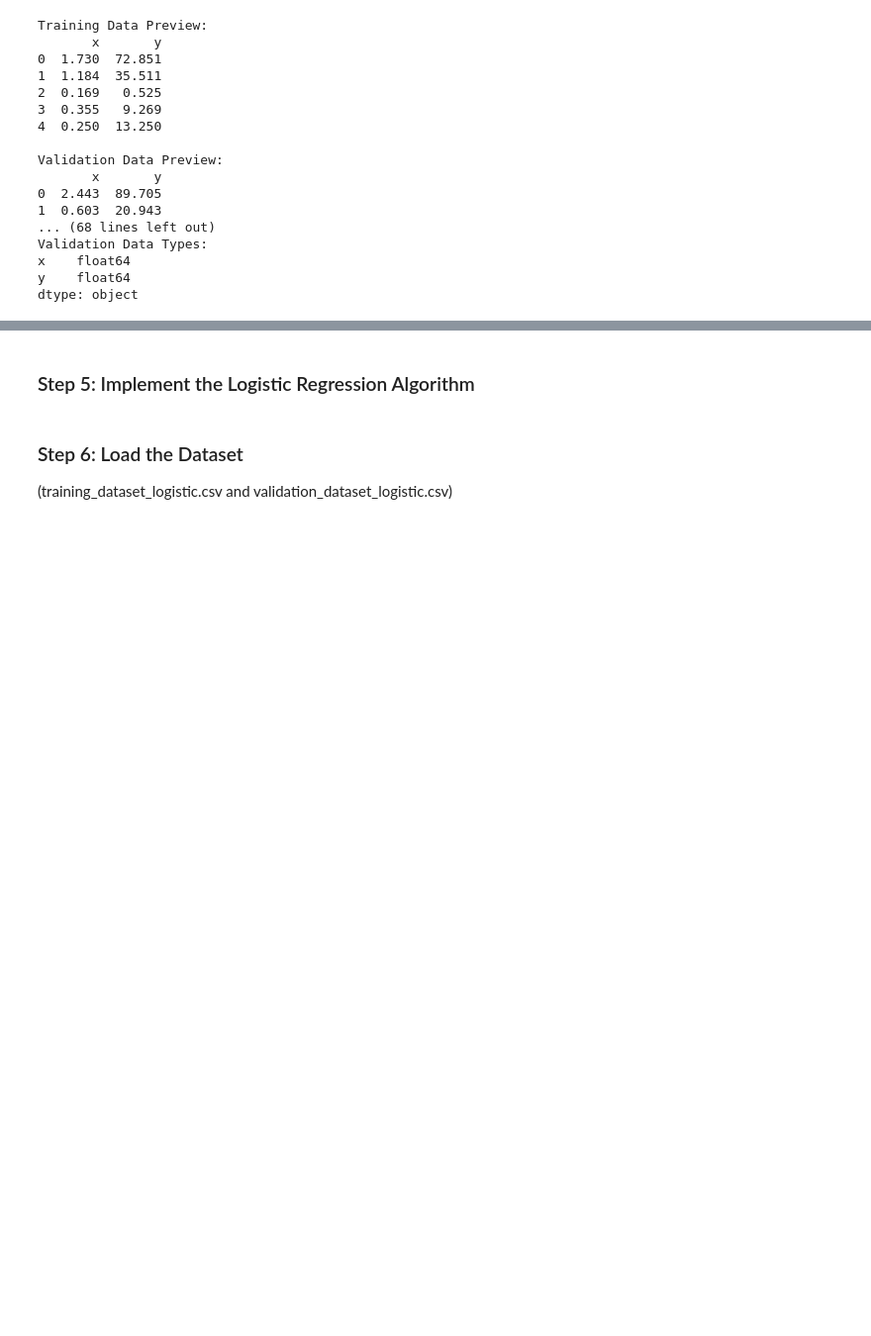
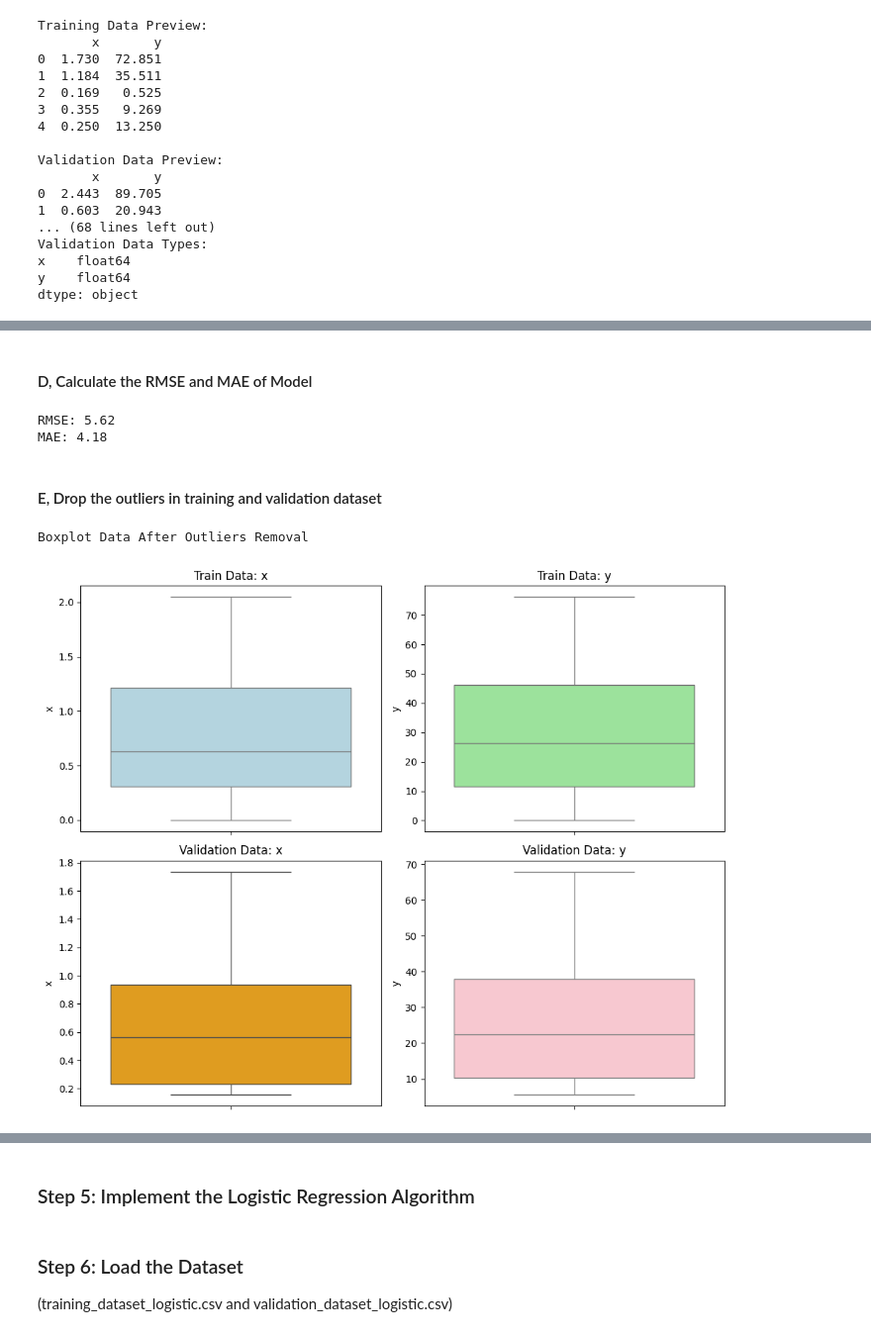
Before and after one commit to NolanMM/PROG74000-25W-Sec1-Applications-of-Artificial-Intelligence-and-Machine-Learning, a Jupyter notebook: Assignment_2/Assignment_2.ipynb, the cells around one changed output, grey strips where cells are left out. Shown at 99% size. Cells and saved outputs as stored; diff of their text form; code cells hidden in the pictures; blank space fills up the shorter version.

```diff
--- a/Assignment_2/Assignment_2.ipynb
+++ b/Assignment_2/Assignment_2.ipynb
@@ -265,0 +528,37 @@ linear_model, TrainX, TrainY = step_3_train_linear_model(Train_Data)
+# %% [markdown]
+#### D, Calculate the RMSE and MAE of Model
+# %%
+rmse = calculate_rmse(predictions, Validation_Data["y"].values)
+mae = calculate_mae(predictions, Validation_Data["y"].values)
+print(f"RMSE: {rmse:.2f}")
+print(f"MAE: {mae:.2f}")
+# %% [output]
+RMSE: 5.62
+MAE: 4.18
+# %% [markdown]
+#### E, Drop the outliers in training and validation dataset
+# %%
+def drop_outliers_iqr(df):
+    """
+    Removes outliers from all numeric columns in the DataFrame using the IQR method.
+
+    Parameters:
+        df (pd.DataFrame): The input DataFrame.
+
+    Returns:
+        pd.DataFrame: A DataFrame with outliers removed from all numeric columns.
+    """
+    # Iterate through all numeric columns
+    for column in df.select_dtypes(include=['float', 'int']).columns:
+        outliers = detect_outliers_iqr(df, column)
+        # Drop outliers from the DataFrame
+        df = df.drop(outliers.index, axis=0)
+    return df
+
+Train_Data_cleaned = drop_outliers_iqr(Train_Data)
+Validation_Data_cleaned = drop_outliers_iqr(Validation_Data)
+print("Boxplot Data After Outliers Removal")
+plot_train_and_validation_data_boxplots(Train_Data_cleaned, Validation_Data_cleaned)
+# %% [output]
+Boxplot Data After Outliers Removal
+[figure, added]
```
Also changed, not shown: parts of 31 cells of this notebook.
